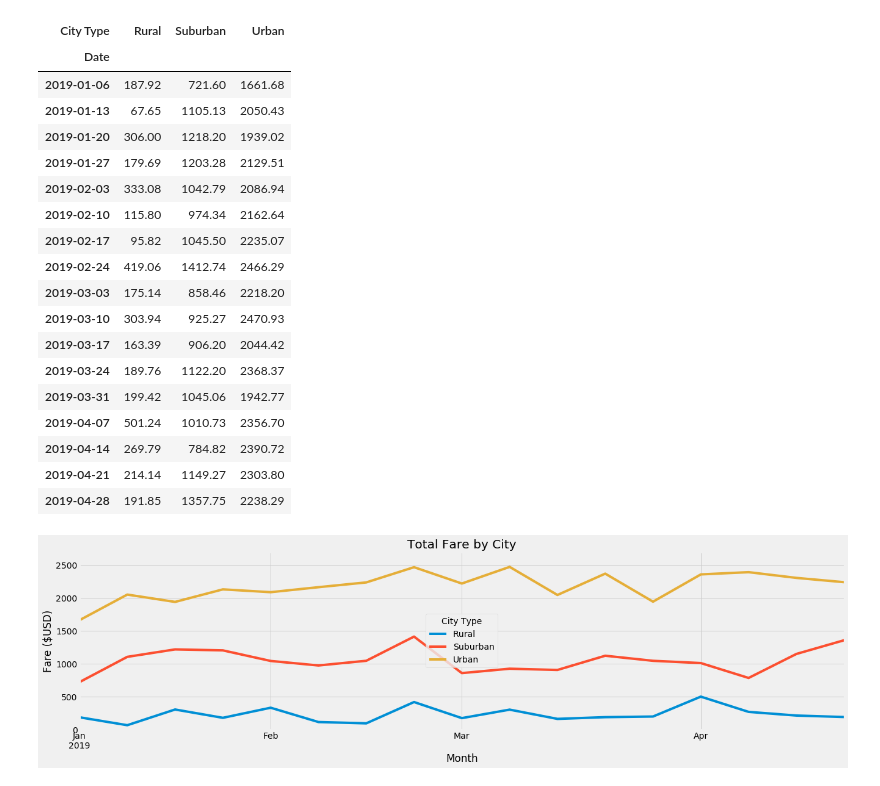
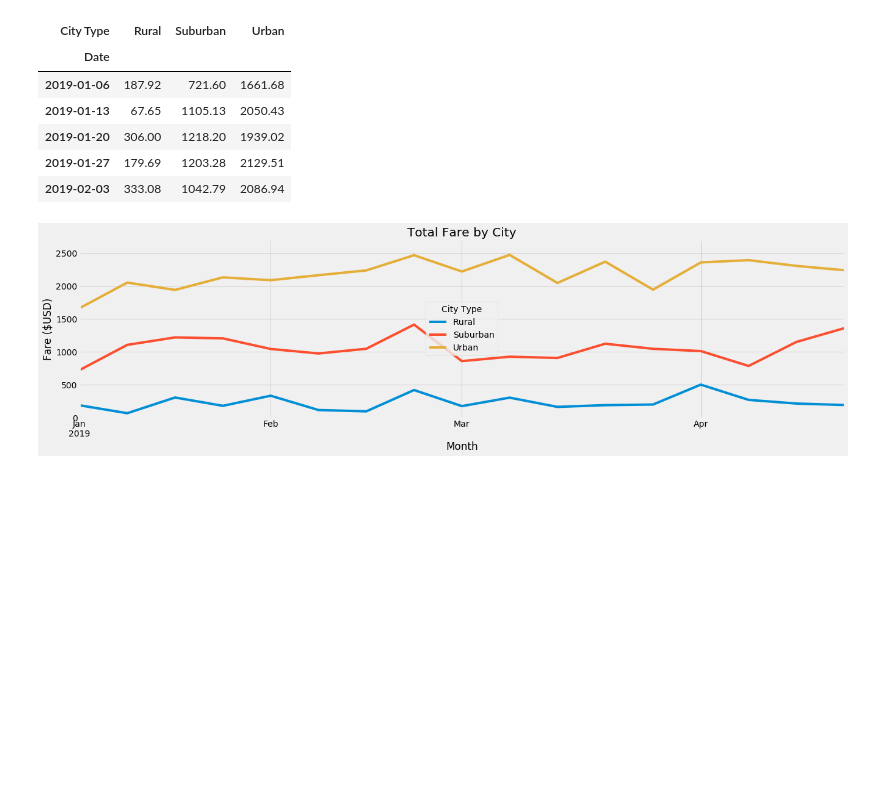
Before and after one commit to Kalkidanalemaye/Pyber_Analysis, a Jupyter notebook: PyBer_Challenge.ipynb, the cells around one changed output. Cells and saved outputs as stored; diff of their text form; code cells hidden in the pictures; blank space fills up the shorter version.

```diff
--- a/PyBer_Challenge.ipynb
+++ b/PyBer_Challenge.ipynb
@@ -46,5 +65,6 @@ summary_df
 # %%
-pyber_data_df = pyber_data_df.rename(columns={'city':'City', 'date':'Date', 'fare':'Fare', 'ride_id':'Ride ID', 'driver_count':'No. Drivers', 'type':'City Type'})
+pyber_data_df = pyber_data_df.rename(columns={'city':'City', 'date':'Date', 'fare':'Fare',\
+                    'ride_id':'Ride ID', 'driver_count':'No. Drivers','type':'City Type'})
 # %%
 fares_df = pyber_data_df.copy()[['Date','City Type','Fare']]
 fares_df['Date'] = pd.to_datetime(fares_df['Date'])
@@ -59,27 +79,15 @@ piv = total_fares_df.pivot(index= 'Date', columns ='City Type')
 jan_to_may_df = piv.loc['2019-01-01':'2019-04-28']
 # %%
 weekly_fare = jan_to_may_df.resample('W').sum()
-weekly_fare['Fare']
+weekly_fare['Fare'].head()
 # %% [output]
 | City Type | Rural | Suburban | Urban |
 | Date |  |  |  |
 | 2019-01-06 | 187.92 | 721.60 | 1661.68 |
 | 2019-01-13 | 67.65 | 1105.13 | 2050.43 |
 | 2019-01-20 | 306.00 | 1218.20 | 1939.02 |
 | 2019-01-27 | 179.69 | 1203.28 | 2129.51 |
 | 2019-02-03 | 333.08 | 1042.79 | 2086.94 |
-| 2019-02-10 | 115.80 | 974.34 | 2162.64 |
-| 2019-02-17 | 95.82 | 1045.50 | 2235.07 |
-| 2019-02-24 | 419.06 | 1412.74 | 2466.29 |
-| 2019-03-03 | 175.14 | 858.46 | 2218.20 |
-| 2019-03-10 | 303.94 | 925.27 | 2470.93 |
-| 2019-03-17 | 163.39 | 906.20 | 2044.42 |
-| 2019-03-24 | 189.76 | 1122.20 | 2368.37 |
-| 2019-03-31 | 199.42 | 1045.06 | 1942.77 |
-| 2019-04-07 | 501.24 | 1010.73 | 2356.70 |
-| 2019-04-14 | 269.79 | 784.82 | 2390.72 |
-| 2019-04-21 | 214.14 | 1149.27 | 2303.80 |
-| 2019-04-28 | 191.85 | 1357.75 | 2238.29 |
 # %%
 plt.style.use('fivethirtyeight')
 weekly_fare['Fare'].plot(figsize=(20, 5), title = 'Total Fare by City', ylim = (0, 2700))
```
Also changed, not shown: parts of 8 cells of this notebook.
